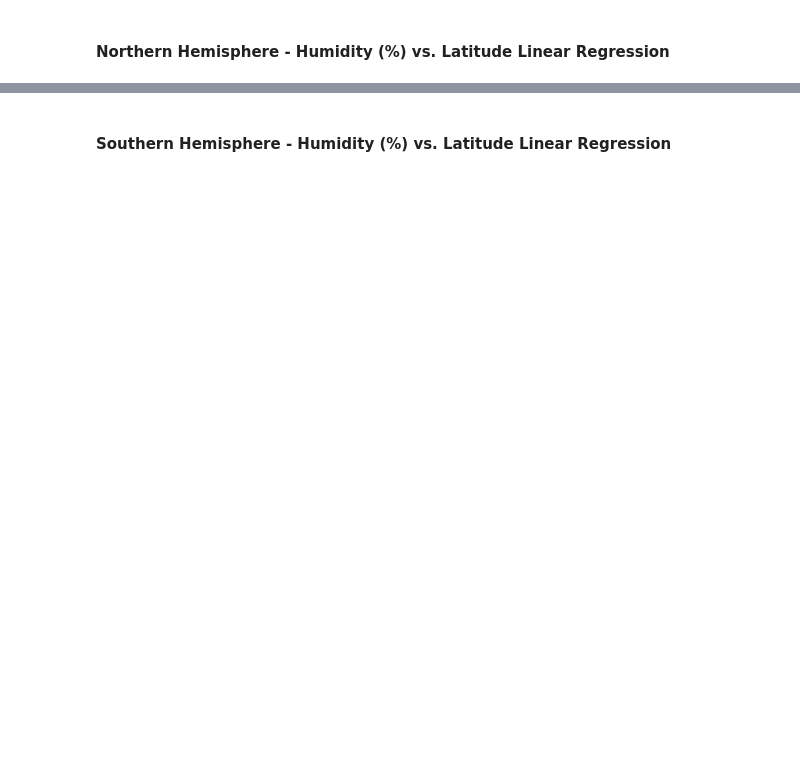
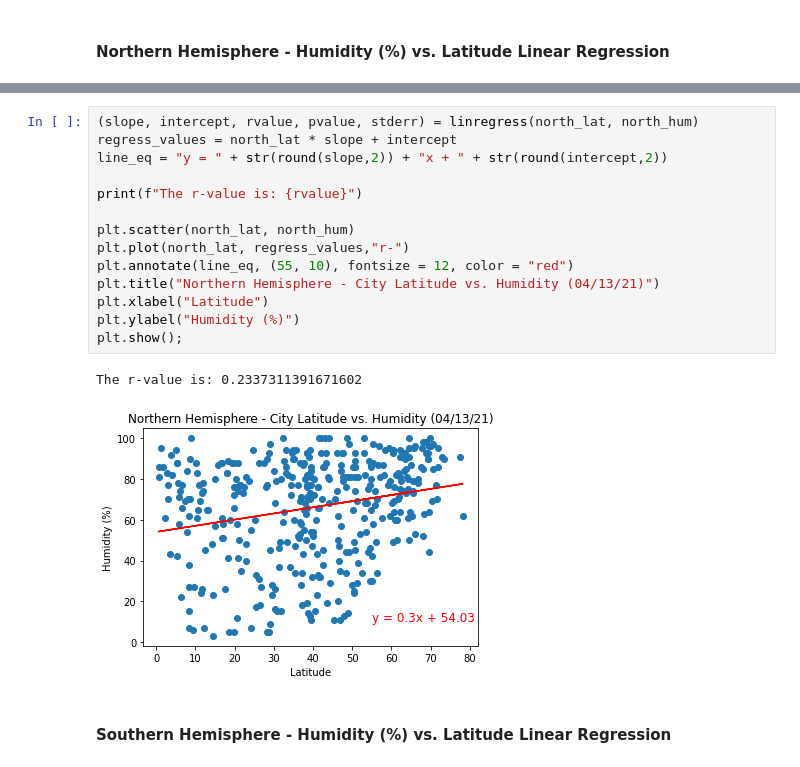
Before and after one commit to SyFlores/python-api-challenge, a Jupyter notebook: WeatherPy/WeatherPy.ipynb, the cells around one changed output, grey strips where cells are left out. Cells and saved outputs as stored; diff of their text form; blank space fills up the shorter version.

```diff
--- a/WeatherPy/WeatherPy.ipynb
+++ b/WeatherPy/WeatherPy.ipynb
@@ -258,2 +303,19 @@ The r-value is: 0.000543987878808455
+# %%
+(slope, intercept, rvalue, pvalue, stderr) = linregress(north_lat, north_hum)
+regress_values = north_lat * slope + intercept
+line_eq = "y = " + str(round(slope,2)) + "x + " + str(round(intercept,2))
+
+print(f"The r-value is: {rvalue}")
+
+plt.scatter(north_lat, north_hum)
+plt.plot(north_lat, regress_values,"r-")
+plt.annotate(line_eq, (55, 10), fontsize = 12, color = "red")
+plt.title("Northern Hemisphere - City Latitude vs. Humidity (04/13/21)")
+plt.xlabel("Latitude")
+plt.ylabel("Humidity (%)")
+plt.show();
+# %% [output]
+The r-value is: 0.2337311391671602
+[figure, added]
 # %% [markdown]
 ####  Southern Hemisphere - Humidity (%) vs. Latitude Linear Regression
```
Also changed, not shown: parts of 20 cells of this notebook.
